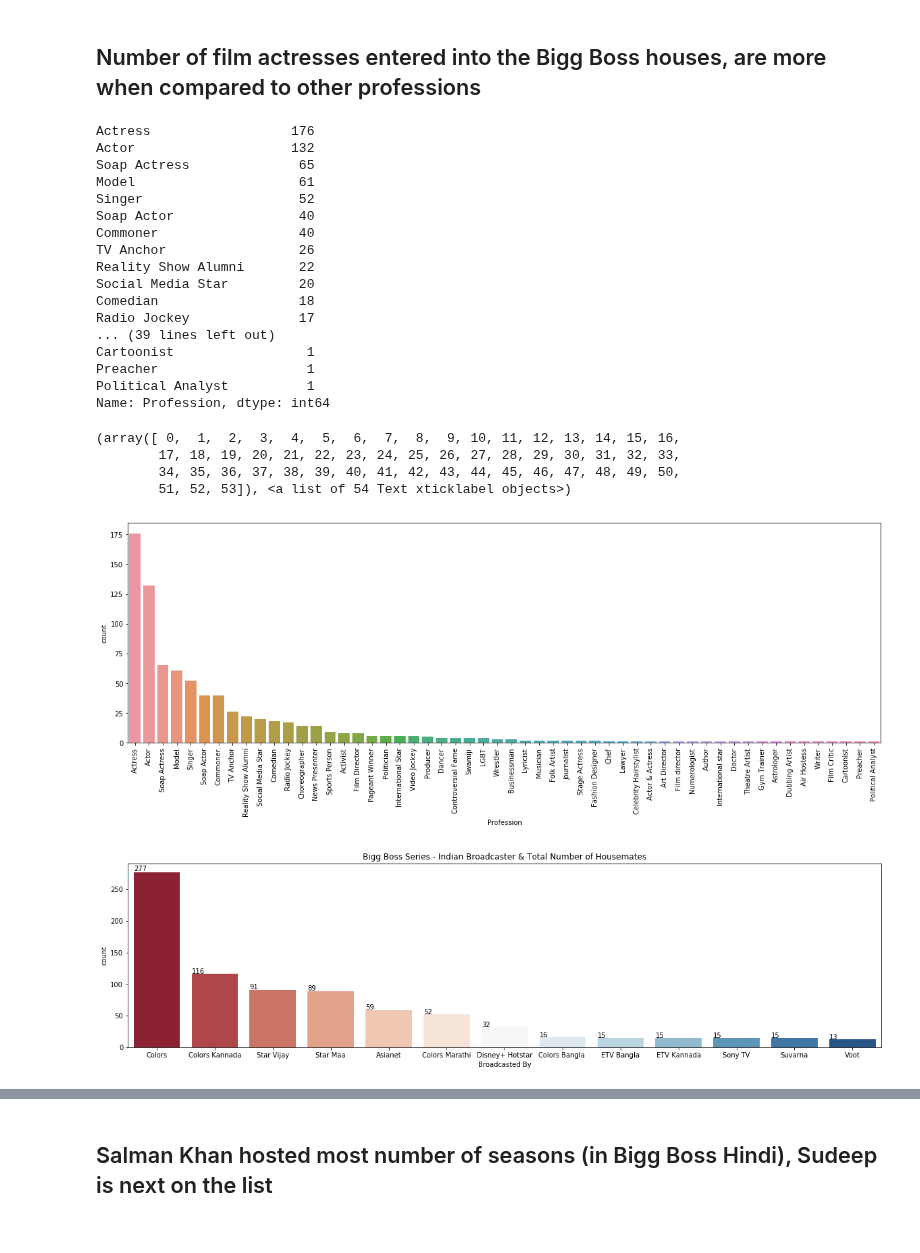
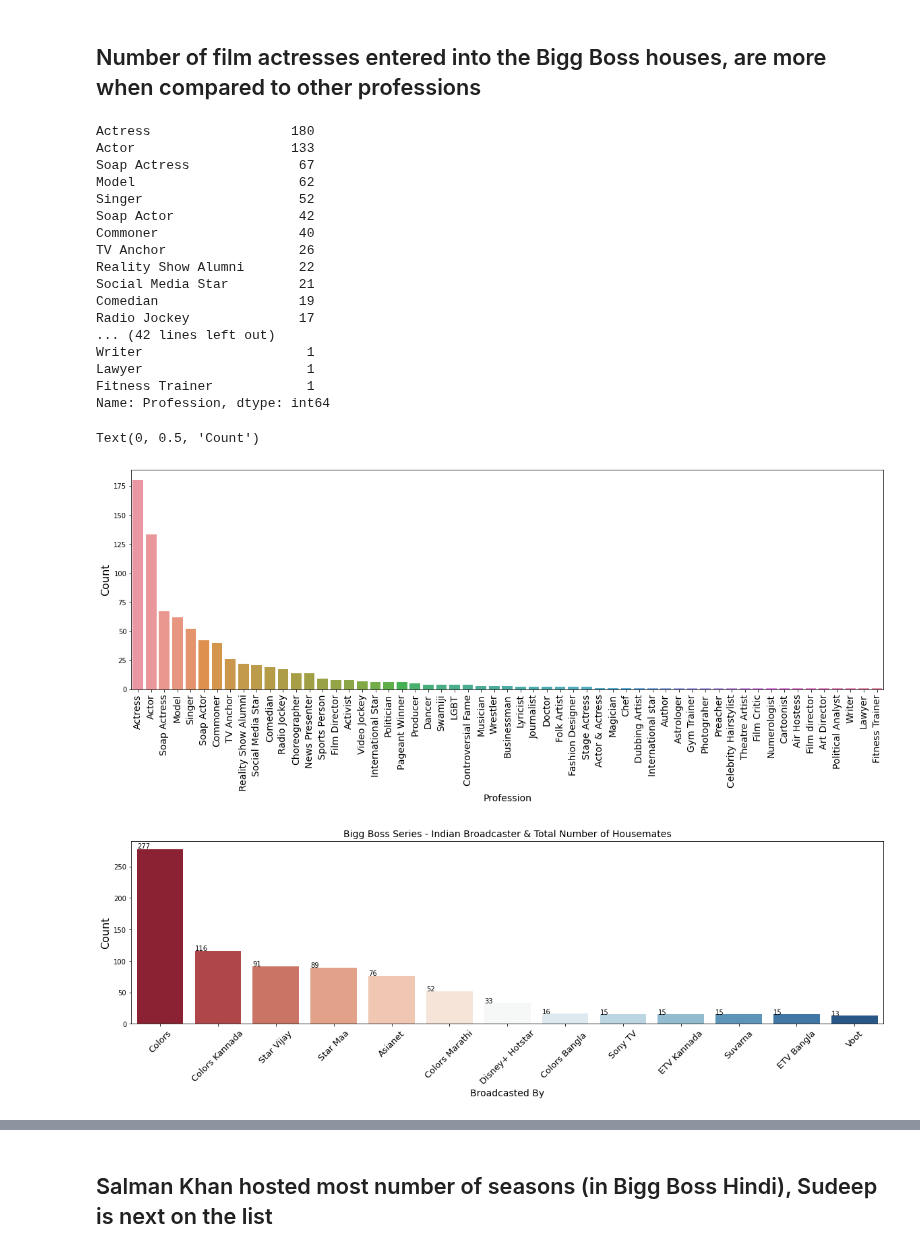
Before and after one commit to satya-thirumani/bigg-boss-data-set, a Jupyter notebook: BiggBoss Hindi Telugu Tamil Kannada Marathi Bangla Malayalam.ipynb, the cells around one changed output, grey strips where cells are left out. Drawn from its saved outputs; the diff is of its cells as text; code cells hidden in the pictures.

Commit message:
Kaggle Notebook | BiggBoss Hindi Telugu Tamil Kannada Marathi Bangla | Version 26

```diff
--- a/BiggBoss Hindi Telugu Tamil Kannada Marathi Bangla Malayalam.ipynb
+++ b/BiggBoss Hindi Telugu Tamil Kannada Marathi Bangla Malayalam.ipynb
@@ -199,5 +225,4 @@ Name: Season Number, dtype: int64
 # %%
-import geopandas as gpd
 shp_gdf = gpd.read_file('../input/india-gis-data/India States/Indian_states.shp')
-merged = shp_gdf.set_index('st_nm').join(bigg_boss.set_index('Most Viewed States'))
-merged['Number of Housemates'] = merged['Number of Housemates'].fillna(0)
+shp_gdf = shp_gdf.set_index('st_nm')
+#shp_gdf.head(36)
@@ -271,44 +290,46 @@ bigg_boss.loc[bigg_boss['Profession'].str.contains('Commoner'),'Profession'] = '
 # %%
 # Participant's Profession
 print(bigg_boss['Profession'].value_counts())
 fig = plt.figure(figsize=(20, 6))
 sns.countplot(x='Profession', data=bigg_boss, order=bigg_boss['Profession'].value_counts().index)
-plt.xticks(rotation=90)
+plt.xticks(fontsize=14, rotation=90)
+plt.xlabel("Profession", fontsize=14)
+plt.ylabel("Count", fontsize=16)
 # %% [output]
-Actress                  176
-Actor                    132
-Soap Actress              65
-Model                     61
+Actress                  180
+Actor                    133
+Soap Actress              67
+Model                     62
 Singer                    52
-Soap Actor                40
+Soap Actor                42
 Commoner                  40
 TV Anchor                 26
 Reality Show Alumni       22
-Social Media Star         20
-Comedian                  18
+Social Media Star         21
+Comedian                  19
 Radio Jockey              17
-... (39 lines left out)
-Cartoonist                 1
-Preacher                   1
-Political Analyst          1
+... (42 lines left out)
+Writer                     1
+Lawyer                     1
+Fitness Trainer            1
 Name: Profession, dtype: int64
-(array([ 0,  1,  2,  3,  4,  5,  6,  7,  8,  9, 10, 11, 12, 13, 14, 15, 16,
-        17, 18, 19, 20, 21, 22, 23, 24, 25, 26, 27, 28, 29, 30, 31, 32, 33,
-        34, 35, 36, 37, 38, 39, 40, 41, 42, 43, 44, 45, 46, 47, 48, 49, 50,
-        51, 52, 53]), <a list of 54 Text xticklabel objects>)
+Text(0, 0.5, 'Count')
-[figure, old version]
+[figure, new version]
 # %%
 # Broadcaster
 fig = plt.figure(figsize=(20, 5))
 ax = sns.countplot(x='Broadcasted By', data=bigg_boss, palette='RdBu', order=bigg_boss['Broadcasted By'].value_counts().index)
-ax.set_title('Bigg Boss Series - Indian Broadcaster & Total Number of Housemates')
+ax.set_title('Bigg Boss Series - Indian Broadcaster & Total Number of Housemates', fontsize=14)
+plt.xticks(fontsize=13, rotation=45)
+plt.xlabel("Broadcasted By", fontsize=14)
+plt.ylabel("Count", fontsize=16)
 for t in ax.patches:
     if (np.isnan(float(t.get_height()))):
         ax.annotate(0, (t.get_x(), 0))
     else:
         ax.annotate(str(format(int(t.get_height()), ',d')), (t.get_x(), t.get_height()*1.01))
 # %% [output]
-[figure, old version]
+[figure, new version]
 # %%
 fig = plt.figure(figsize=(15, 5))
 ax = sns.countplot(bigg_boss['Broadcasted By'].str.split().str.get(0), data=bigg_boss, palette='Set3', order=bigg_boss['Broadcasted By'].str.split().str.get(0).value_counts().index)
```
Also changed, not shown: parts of 48 cells of this notebook.
